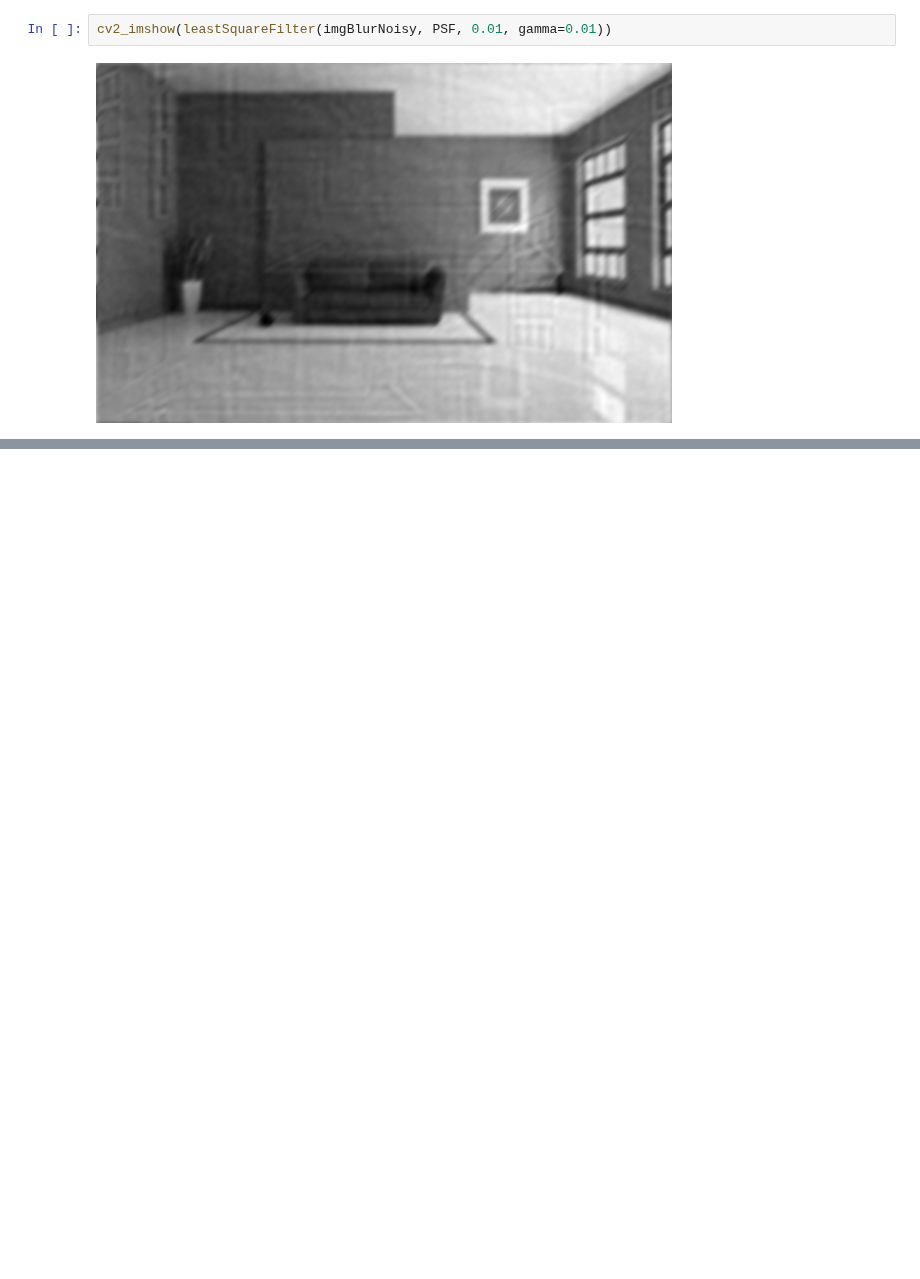
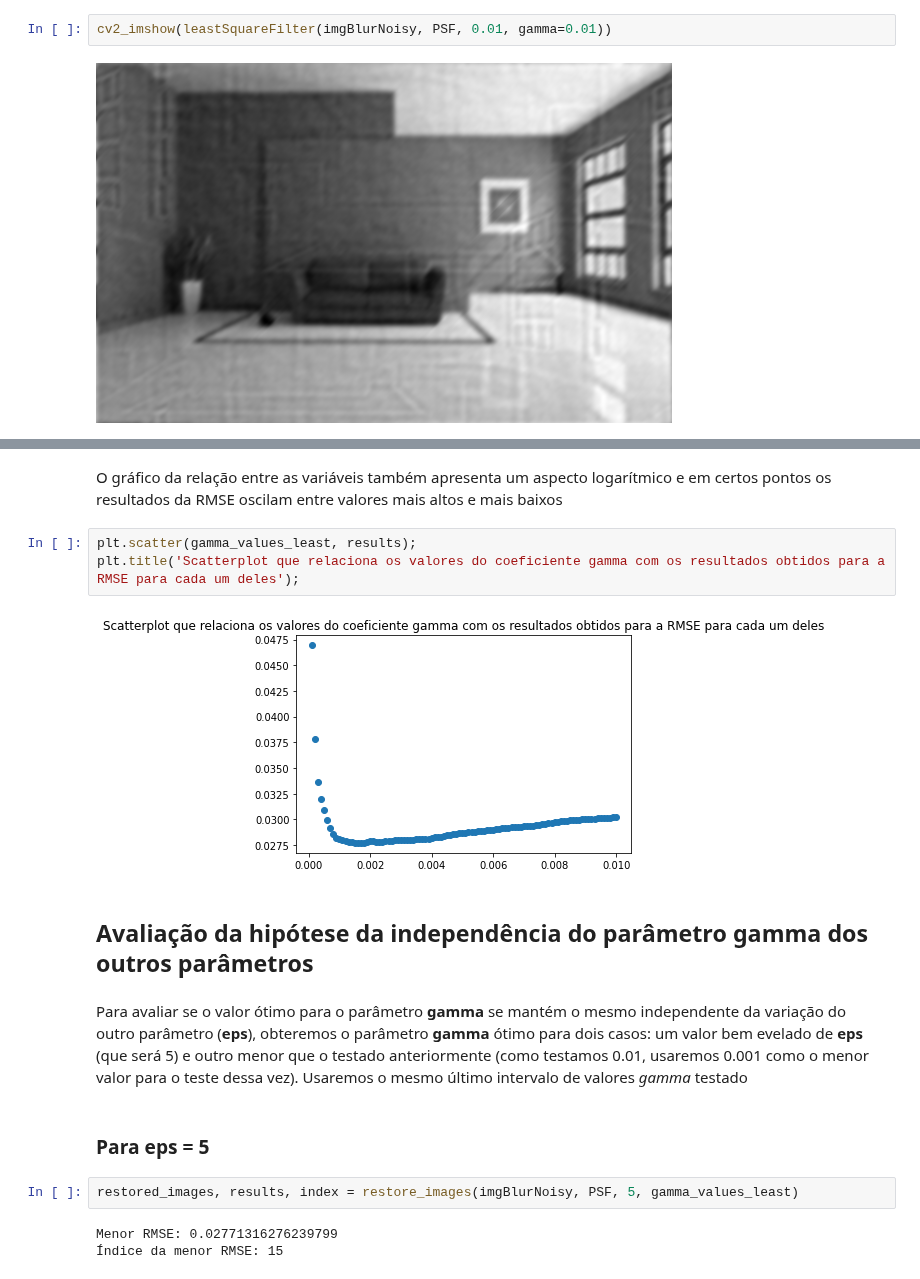
Before and after one commit to shl0mo/Computational_Photography, a Jupyter notebook: Image Restoration/Image_Restoration-LMS.ipynb, the cells around one changed output, grey strips where cells are left out. Cells and saved outputs as stored; diff of their text form; blank space fills up the shorter version.

```diff
--- a/Image Restoration/Image_Restoration-LMS.ipynb
+++ b/Image Restoration/Image_Restoration-LMS.ipynb
@@ -146,0 +238,18 @@ cv2_imshow(leastSquareFilter(imgBlurNoisy, PSF, 0.01, gamma=0.02))
+# %% [markdown]
+O gráfico da relação entre as variáveis também apresenta um aspecto logarítmico e em certos pontos os resultados da RMSE oscilam entre valores mais altos e mais baixos
+# %%
+plt.scatter(gamma_values_least, results);
+plt.title('Scatterplot que relaciona os valores do coeficiente gamma com os resultados obtidos para a RMSE para cada um deles');
+# %% [output]
+[figure, added]
+# %% [markdown]
+## Avaliação da hipótese da independência do parâmetro **gamma** dos outros parâmetros
+# %% [markdown]
+Para avaliar se o valor ótimo para o parâmetro **gamma** se mantém o mesmo independente da variação do outro parâmetro (**eps**), obteremos o parâmetro **gamma** ótimo para dois casos: um valor bem evelado de **eps** (que será 5) e outro menor que o testado anteriormente (como testamos 0.01, usaremos 0.001 como o menor valor para o teste dessa vez). Usaremos o mesmo último intervalo de valores *gamma* testado
+# %% [markdown]
+### Para eps = 5
+# %%
+restored_images, results, index = restore_images(imgBlurNoisy, PSF, 5, gamma_values_least)
+# %% [output]
+Menor RMSE: 0.02771316276239799
+Índice da menor RMSE: 15
```
Also changed, not shown: parts of 55 cells of this notebook.
